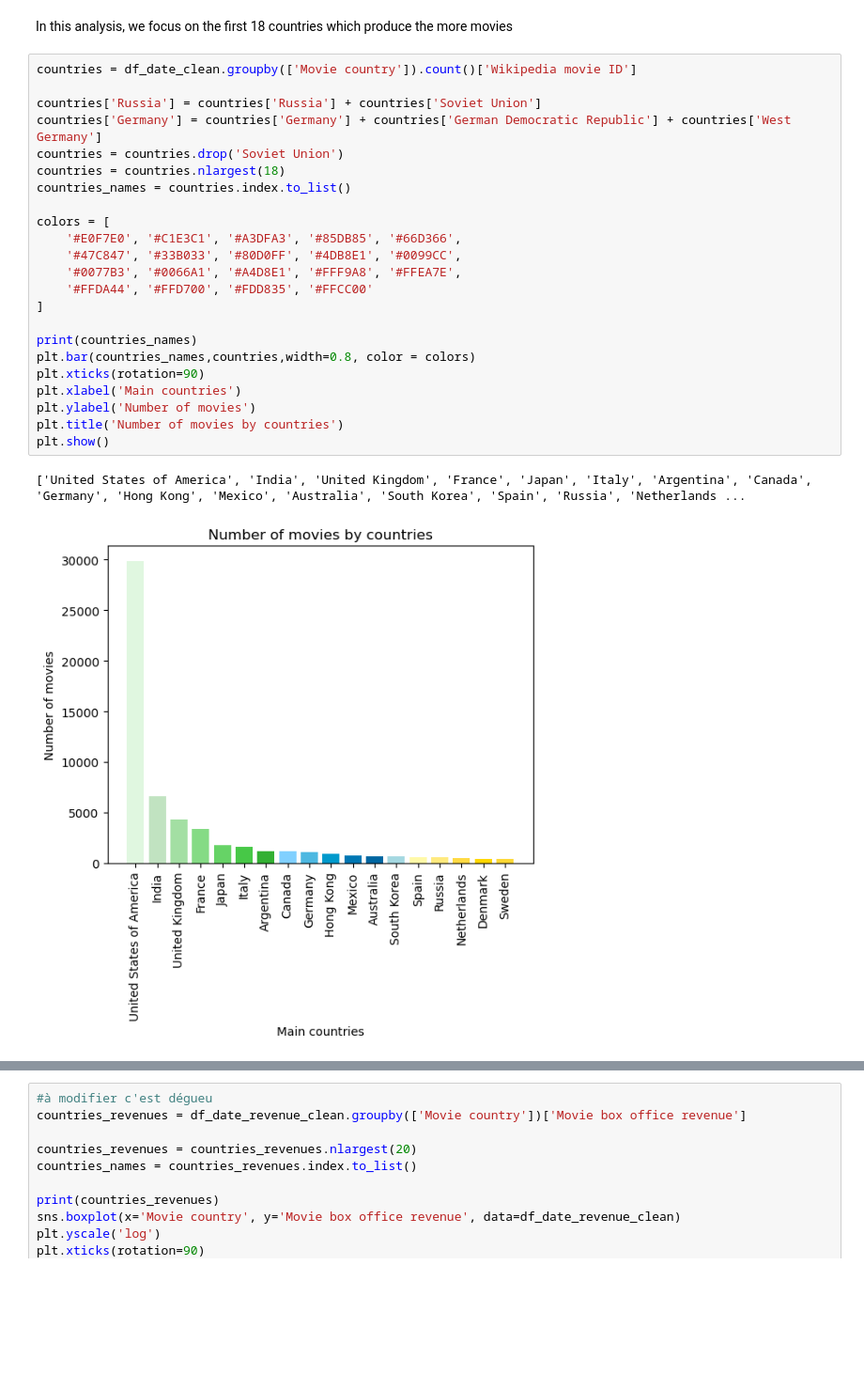
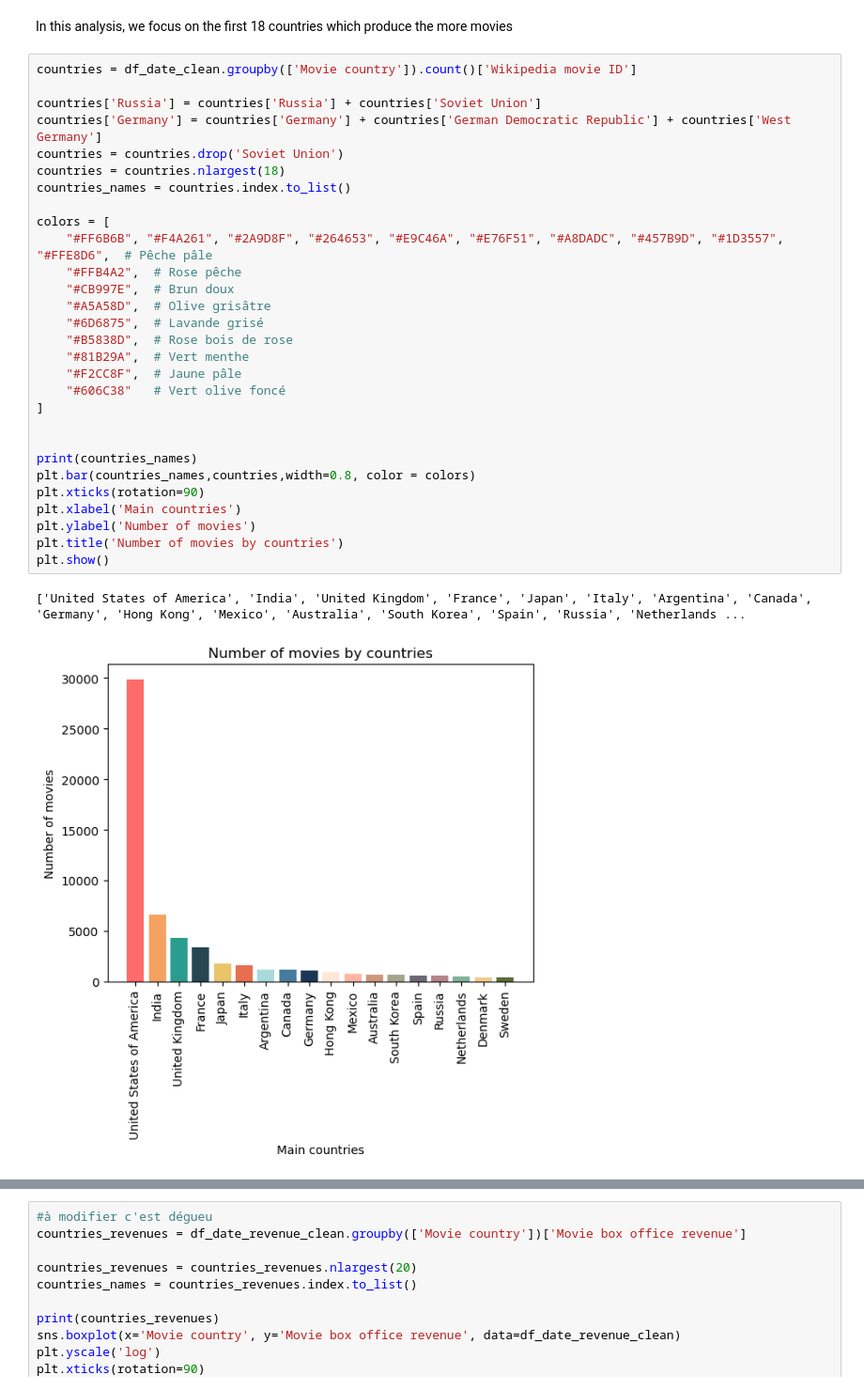
Before and after one commit to epfl-ada/ada-2024-project-4bigbrains, a Jupyter notebook: results.ipynb, the cells around one changed output, grey strips where cells are left out. Shown: that part at 94% size. Saved outputs shown, nothing was run; the diff lists cells and outputs as text; blank space fills up the shorter version.

```diff
--- a/results.ipynb
+++ b/results.ipynb
@@ -278,29 +278,35 @@ In this analysis, we focus on the first 18 countries which produce the more movi
 # %%
 countries = df_date_clean.groupby(['Movie country']).count()['Wikipedia movie ID']
 
 countries['Russia'] = countries['Russia'] + countries['Soviet Union']
 countries['Germany'] = countries['Germany'] + countries['German Democratic Republic'] + countries['West Germany']
 countries = countries.drop('Soviet Union')
 countries = countries.nlargest(18)
 countries_names = countries.index.to_list()
 
 colors = [
-    '#E0F7E0', '#C1E3C1', '#A3DFA3', '#85DB85', '#66D366',
-    '#47C847', '#33B033', '#80D0FF', '#4DB8E1', '#0099CC',
-    '#0077B3', '#0066A1', '#A4D8E1', '#FFF9A8', '#FFEA7E',
-    '#FFDA44', '#FFD700', '#FDD835', '#FFCC00'
+    "#FF6B6B", "#F4A261", "#2A9D8F", "#264653", "#E9C46A", "#E76F51", "#A8DADC", "#457B9D", "#1D3557", "#FFE8D6",  # Pêche pâle
+    "#FFB4A2",  # Rose pêche
+    "#CB997E",  # Brun doux
+    "#A5A58D",  # Olive grisâtre
+    "#6D6875",  # Lavande grisé
+    "#B5838D",  # Rose bois de rose
+    "#81B29A",  # Vert menthe
+    "#F2CC8F",  # Jaune pâle
+    "#606C38"   # Vert olive foncé
 ]
+
 
 print(countries_names)
 plt.bar(countries_names,countries,width=0.8, color = colors)
 plt.xticks(rotation=90)
 plt.xlabel('Main countries')
 plt.ylabel('Number of movies')
 plt.title('Number of movies by countries')
 plt.show()
 # %% [output]
 ['United States of America', 'India', 'United Kingdom', 'France', 'Japan', 'Italy', 'Argentina', 'Canada', 'Germany', 'Hong Kong', 'Mexico', 'Australia', 'South Korea', 'Spain', 'Russia', 'Netherlands ...
-[figure, old version]
+[figure, new version]
 # %%
 countries_revenues = df_date_revenue_clean.groupby(['Movie country'])['Movie box office revenue'].mean()
 print(countries_names)
```
Also changed, not shown: parts of 4 cells of this notebook.
